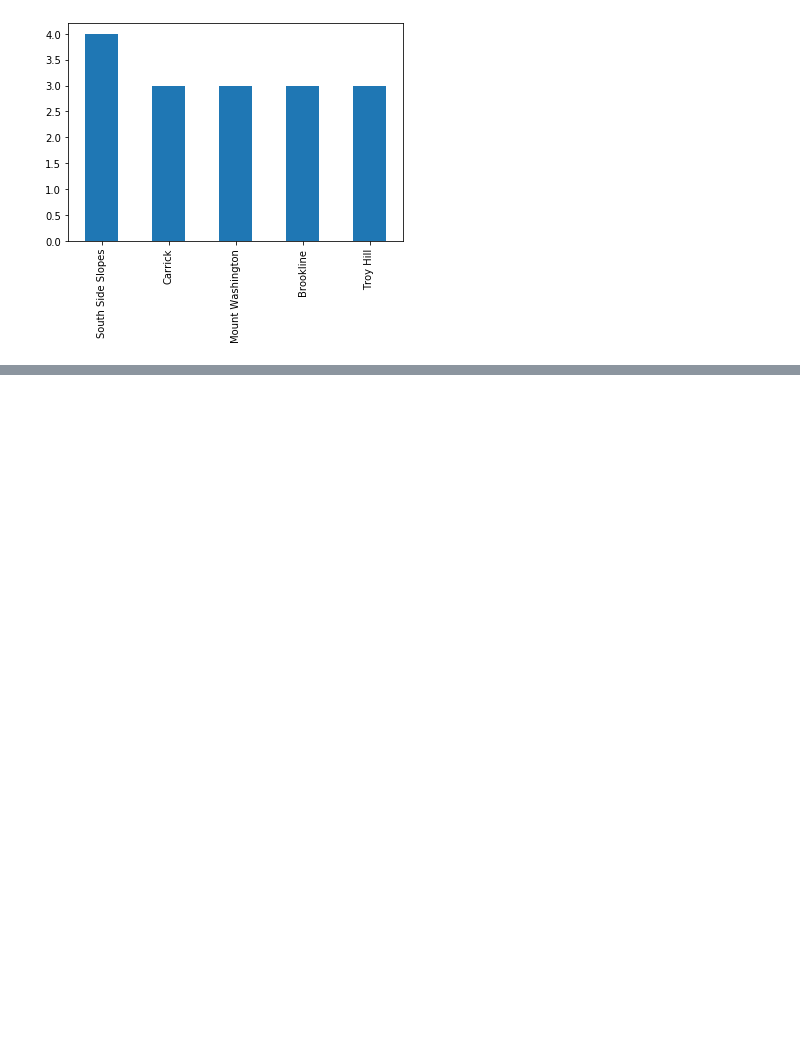
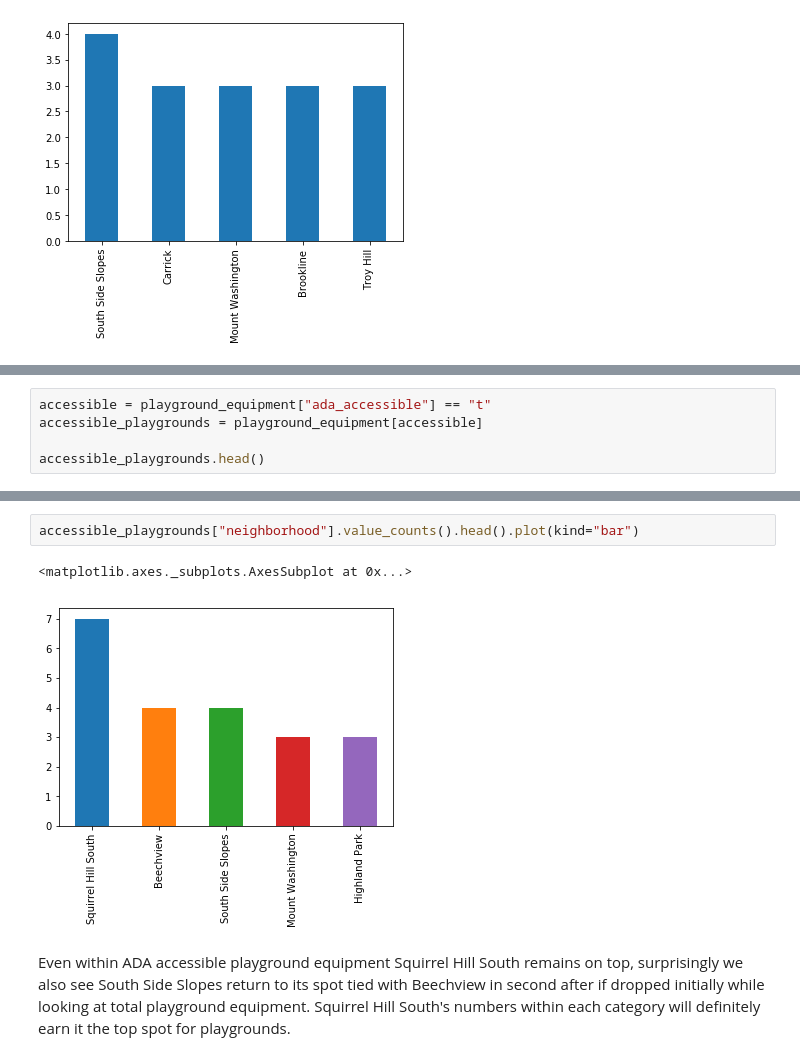
Before and after one commit to scs128/cmpinf-final-project, a Jupyter notebook: final-project.ipynb, the cells around one changed output, grey strips where cells are left out. Cells and saved outputs as stored; diff of their text form; blank space fills up the shorter version.

```diff
--- a/final-project.ipynb
+++ b/final-project.ipynb
@@ -199,0 +348,5 @@ fields_with_lights["neighborhood"].value_counts().head().plot(kind="bar")
+# %%
+accessible = playground_equipment["ada_accessible"] == "t"
+accessible_playgrounds = playground_equipment[accessible]
+
+accessible_playgrounds.head()
@@ -199,0 +380,7 @@ fields_with_lights["neighborhood"].value_counts().head().plot(kind="bar")
+# %%
+accessible_playgrounds["neighborhood"].value_counts().head().plot(kind="bar")
+# %% [output]
+<matplotlib.axes._subplots.AxesSubplot at 0x...>
+[figure, added]
+# %% [markdown]
+Even within ADA accessible playground equipment Squirrel Hill South remains on top, surprisingly we also see South Side Slopes return to its spot tied with Beechview in second after if dropped initially while looking at total playground equipment. Squirrel Hill South's numbers within each category will definitely earn it the top spot for playgrounds.
```
Also changed, not shown: parts of 25 cells of this notebook.
